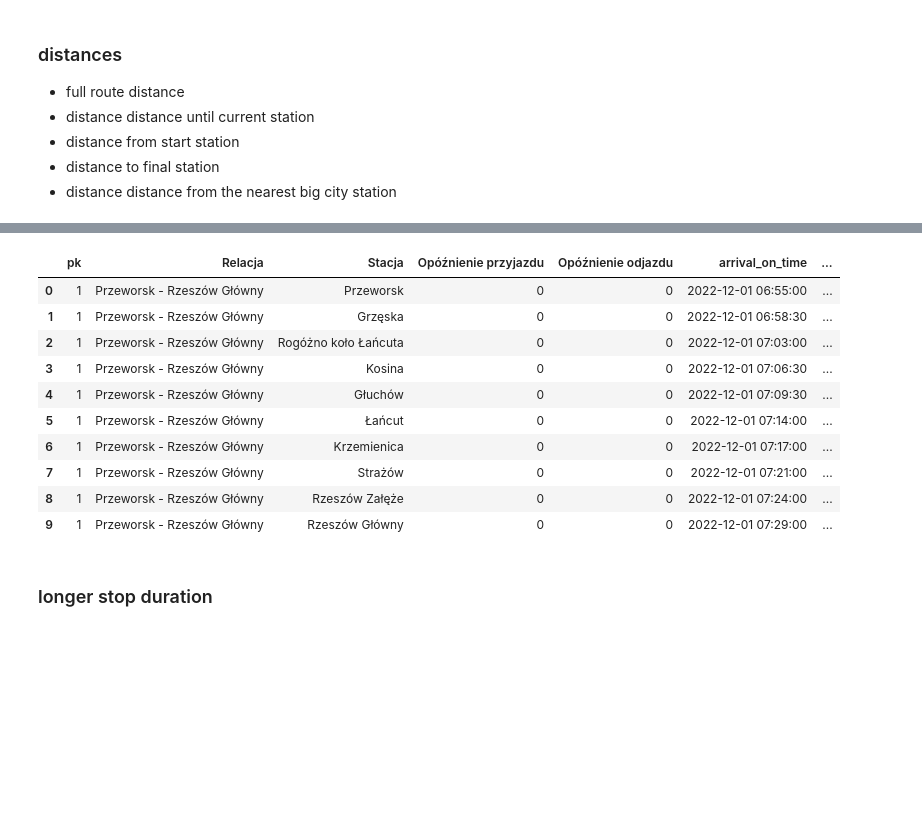
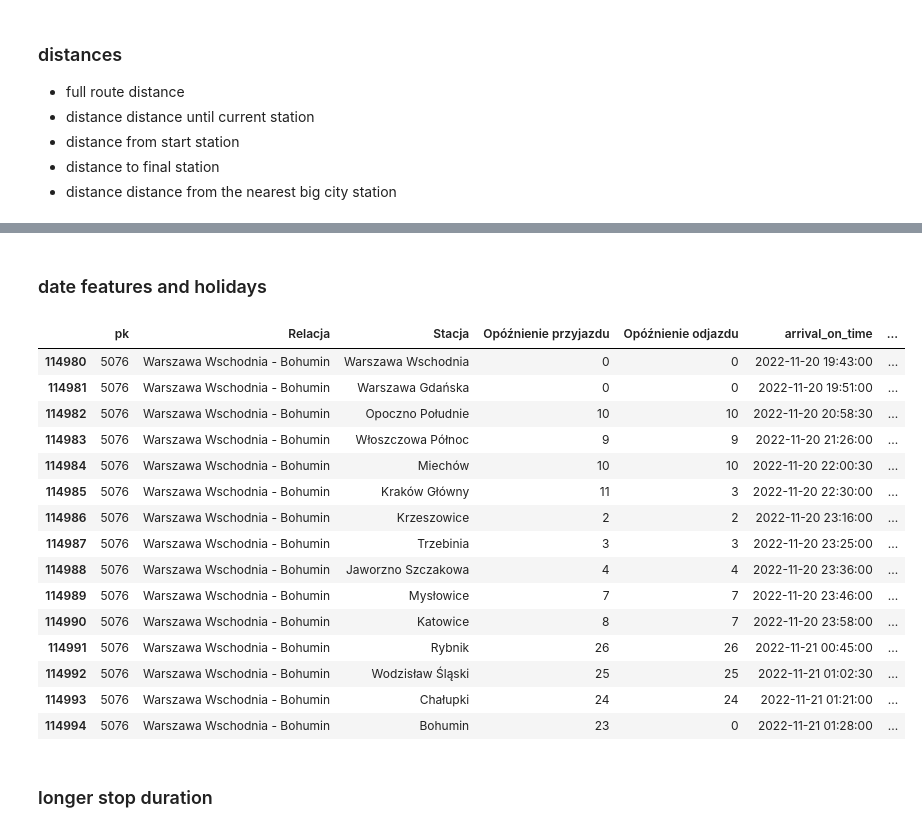
Before and after one commit to wiktorpiela/train_delays, a Jupyter notebook: modeling/modeling.ipynb, the cells around one changed output, grey strips where cells are left out. Saved outputs shown, nothing was run; the diff lists cells and outputs as text; code cells hidden in the pictures; blank space fills up the shorter version.

```diff
--- a/modeling/modeling.ipynb
+++ b/modeling/modeling.ipynb
@@ -5,7 +6,7 @@ from PreprocessingUtils import prepare_raw_data, count_distances
 data = pd.read_parquet('../data/raw_data_delays.parquet')
 gps = pd.read_csv('../data/station_gps.csv')
 # %%
-data = prepare_raw_data(data)
+data = utils.prepare_raw_data(data)
 data = pd.merge(data, gps, on='Stacja', how='left')
 # %% [markdown]
 ### station count
@@ -69,19 +29,30 @@ data['full_route_station_count'] = data.groupby(['pk', 'Relacja'])['Relacja'].tr
 # %%
-data = count_distances(data, gps)
+data = utils.count_distances(data, gps)
-# %%
-data
-# %% [output]
-|  | pk | Relacja | Stacja | Opóźnienie przyjazdu | Opóźnienie odjazdu | arrival_on_time | ... |
-| 0 | 1 | Przeworsk - Rzeszów Główny | Przeworsk | 0 | 0 | 2022-12-01 06:55:00 | ... |
-| 1 | 1 | Przeworsk - Rzeszów Główny | Grzęska | 0 | 0 | 2022-12-01 06:58:30 | ... |
-| 2 | 1 | Przeworsk - Rzeszów Główny | Rogóżno koło Łańcuta | 0 | 0 | 2022-12-01 07:03:00 | ... |
-| 3 | 1 | Przeworsk - Rzeszów Główny | Kosina | 0 | 0 | 2022-12-01 07:06:30 | ... |
-| 4 | 1 | Przeworsk - Rzeszów Główny | Głuchów | 0 | 0 | 2022-12-01 07:09:30 | ... |
-| 5 | 1 | Przeworsk - Rzeszów Główny | Łańcut | 0 | 0 | 2022-12-01 07:14:00 | ... |
-| 6 | 1 | Przeworsk - Rzeszów Główny | Krzemienica | 0 | 0 | 2022-12-01 07:17:00 | ... |
-| 7 | 1 | Przeworsk - Rzeszów Główny | Strażów | 0 | 0 | 2022-12-01 07:21:00 | ... |
-| 8 | 1 | Przeworsk - Rzeszów Główny | Rzeszów Załęże | 0 | 0 | 2022-12-01 07:24:00 | ... |
-| 9 | 1 | Przeworsk - Rzeszów Główny | Rzeszów Główny | 0 | 0 | 2022-12-01 07:29:00 | ... |
+# %% [markdown]
+### date features and holidays
+# %%
+cols = ['arrival_on_time','departure_on_time']
+for col in cols:
+    data = utils.fix_dates(data, col)
+# %%
+data[data['pk']==5076]
+# %% [output]
+|  | pk | Relacja | Stacja | Opóźnienie przyjazdu | Opóźnienie odjazdu | arrival_on_time | ... |
+| 114980 | 5076 | Warszawa Wschodnia - Bohumin | Warszawa Wschodnia | 0 | 0 | 2022-11-20 19:43:00 | ... |
+| 114981 | 5076 | Warszawa Wschodnia - Bohumin | Warszawa Gdańska | 0 | 0 | 2022-11-20 19:51:00 | ... |
+| 114982 | 5076 | Warszawa Wschodnia - Bohumin | Opoczno Południe | 10 | 10 | 2022-11-20 20:58:30 | ... |
+| 114983 | 5076 | Warszawa Wschodnia - Bohumin | Włoszczowa Północ | 9 | 9 | 2022-11-20 21:26:00 | ... |
+| 114984 | 5076 | Warszawa Wschodnia - Bohumin | Miechów | 10 | 10 | 2022-11-20 22:00:30 | ... |
+| 114985 | 5076 | Warszawa Wschodnia - Bohumin | Kraków Główny | 11 | 3 | 2022-11-20 22:30:00 | ... |
+| 114986 | 5076 | Warszawa Wschodnia - Bohumin | Krzeszowice | 2 | 2 | 2022-11-20 23:16:00 | ... |
+| 114987 | 5076 | Warszawa Wschodnia - Bohumin | Trzebinia | 3 | 3 | 2022-11-20 23:25:00 | ... |
+| 114988 | 5076 | Warszawa Wschodnia - Bohumin | Jaworzno Szczakowa | 4 | 4 | 2022-11-20 23:36:00 | ... |
+| 114989 | 5076 | Warszawa Wschodnia - Bohumin | Mysłowice | 7 | 7 | 2022-11-20 23:46:00 | ... |
+| 114990 | 5076 | Warszawa Wschodnia - Bohumin | Katowice | 8 | 7 | 2022-11-20 23:58:00 | ... |
+| 114991 | 5076 | Warszawa Wschodnia - Bohumin | Rybnik | 26 | 26 | 2022-11-21 00:45:00 | ... |
+| 114992 | 5076 | Warszawa Wschodnia - Bohumin | Wodzisław Śląski | 25 | 25 | 2022-11-21 01:02:30 | ... |
+| 114993 | 5076 | Warszawa Wschodnia - Bohumin | Chałupki | 24 | 24 | 2022-11-21 01:21:00 | ... |
+| 114994 | 5076 | Warszawa Wschodnia - Bohumin | Bohumin | 23 | 0 | 2022-11-21 01:28:00 | ... |
 # %% [markdown]
 ### longer stop duration
 # %%
```
Also changed, not shown: parts of 10 cells of this notebook.
